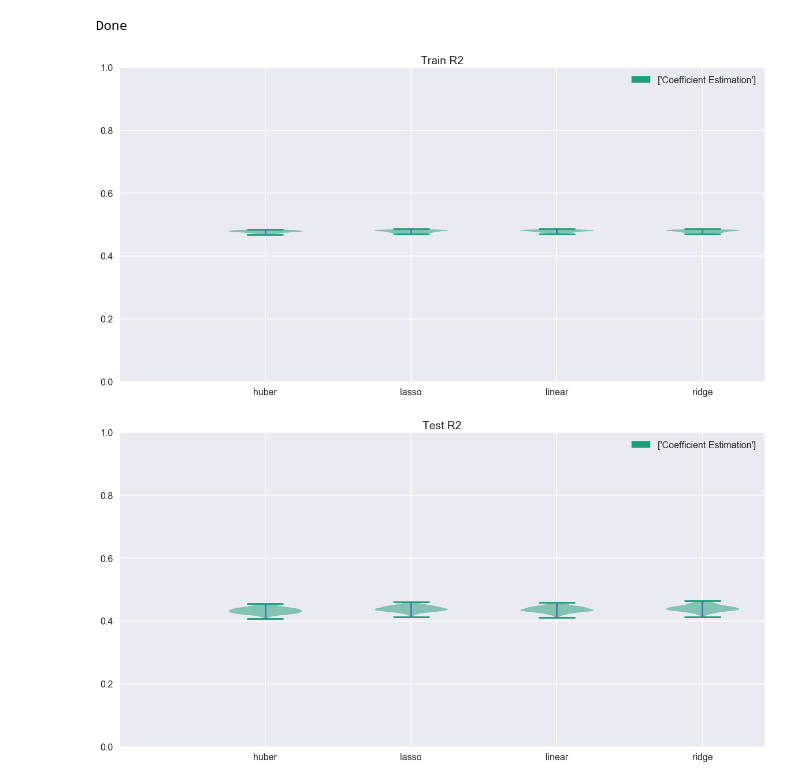
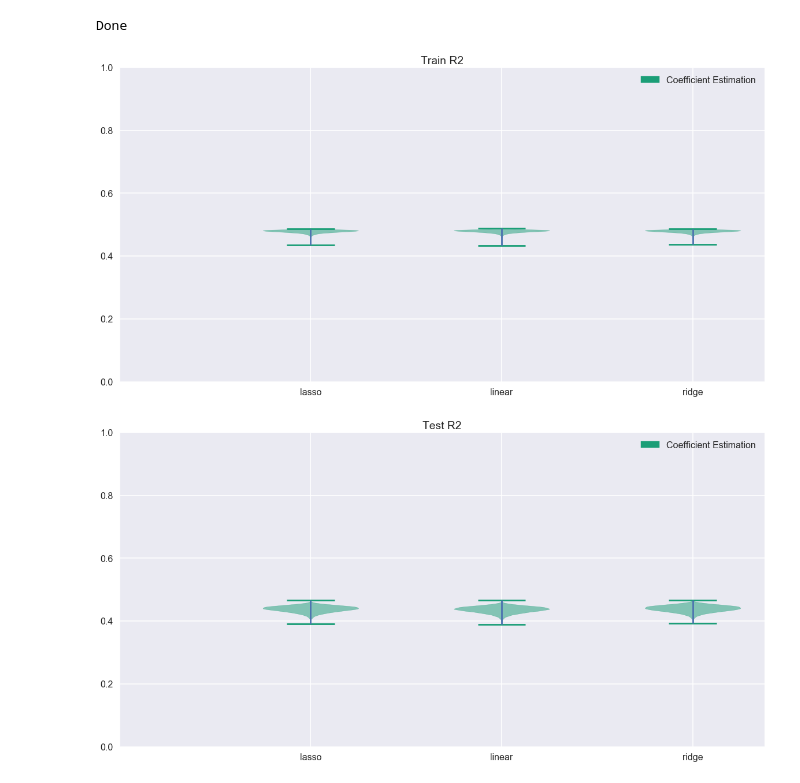
Before and after one commit to dkloving/CS109A_Project, a Jupyter notebook: modelling/Coefficient Analysis.ipynb, the cells around one changed output. Saved outputs shown, nothing was run; the diff lists cells and outputs as text; code cells hidden in the pictures.

```diff
--- a/modelling/Coefficient Analysis.ipynb
+++ b/modelling/Coefficient Analysis.ipynb
@@ -100,19 +100,18 @@ def make_models(x_train, y_train):
     md['linear'] = LinearRegression().fit(x_train, y_train)
     md['ridge'] = RidgeCV(cv=5).fit(x_train, y_train)
     md['lasso'] = LassoCV(cv=5).fit(x_train, y_train)
-    md['huber'] = GridSearchCV(HuberRegressor(),{'epsilon': [1.0,1.2,1.4,1.6,1.8]}, n_jobs=-1).fit(x_train, y_train).best_estimator_
 
     return md
 # %%
 # run the model to estimate parameters
 
-exp_1 = run_experiment(make_models, 100, x_train, y_train, x_test, y_test, coeff_names=x_train.columns)
+exp_1 = run_experiment(make_models, 10000, x_train, y_train, x_test, y_test, coeff_names=x_train.columns)
 print('Done')
 # %% [output]
 Done
 # %%
-violin_plots(exp_1, ['Train R2','Test R2'], experiment_name=['Coefficient Estimation'], center_zero=False)
+violin_plots(exp_1, ['Train R2','Test R2'], experiment_name='Coefficient Estimation', center_zero=False)
 # %% [output]
-[figure, old version]
+[figure, new version]
-[figure, old version]
+[figure, new version]
 # %%
```
Also changed, not shown: parts of 1 cell of this notebook, 3 other files.
